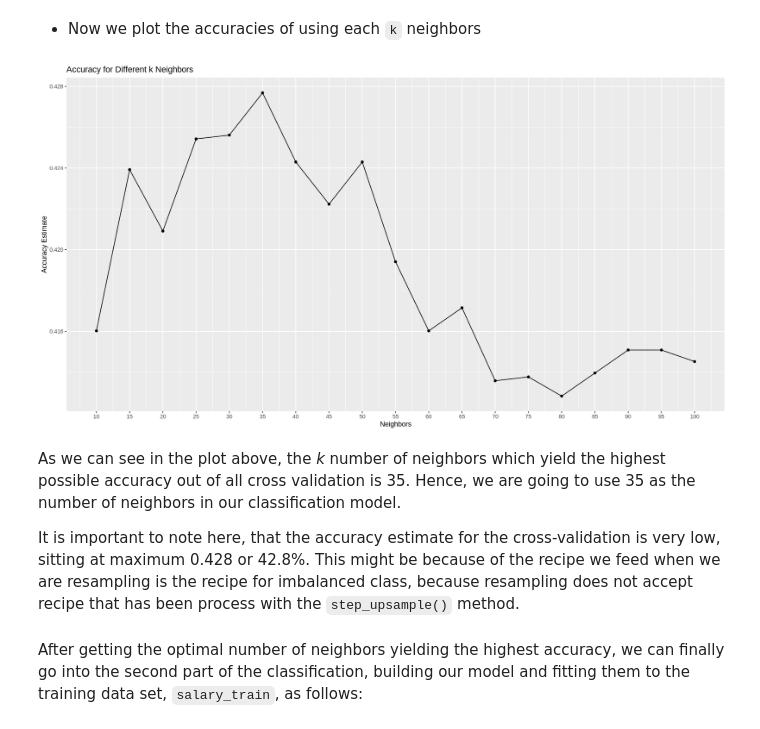
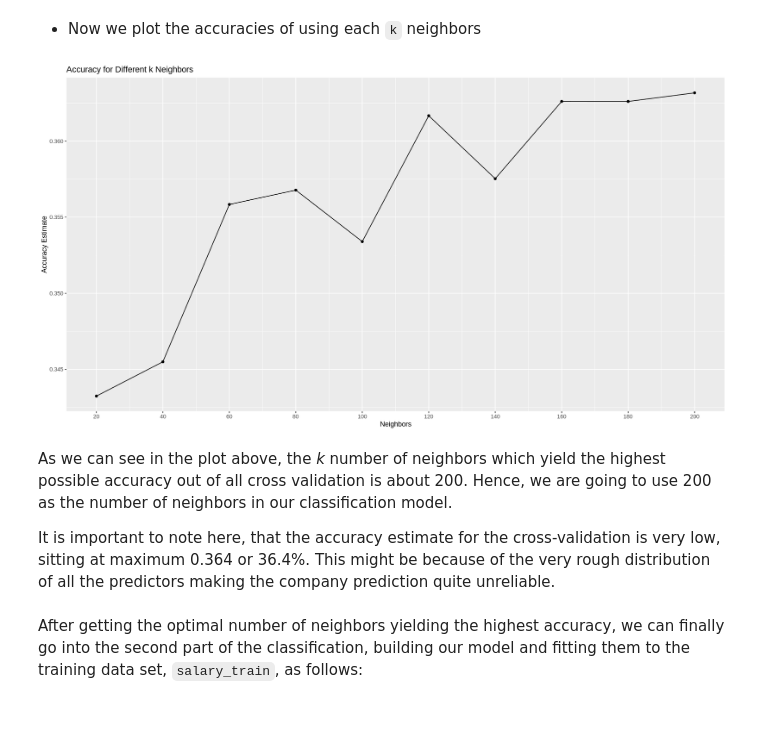
Before and after one commit to EdrickBelmiro/CareerPredictorDSCI100, a Jupyter notebook: Report Group19.ipynb, the cells around one changed output. Drawn from its saved outputs; the diff is of its cells as text; code cells hidden in the pictures.

Commit message:
Added more in the classification process
Might cross the word limit, although it ain't right, it is much honest work

```diff
--- a/Report Group19.ipynb
+++ b/Report Group19.ipynb
@@ -377,7 +377,6 @@ ready_salary_data <- tidy_salary_data |>
                     mutate(HE=ifelse(title=="Hardware Engineer",1,0)) |>
                     mutate(DS=ifelse(title=="Data Scientist",1,0)) |>
                     mutate(BA=ifelse(title=="Business Analyst",1,0)) |>
-                    mutate(BA=ifelse(title=="Business Analyst",1,0)) |>
 
                     # binarification of Race
                     mutate(asian=ifelse(Race=="Asian",1,0)) |>
@@ -473,7 +470,7 @@ salary_recipe <- recipe(company ~., data = salary_train) |>
                 step_scale(all_predictors()) |>
                 step_center(all_predictors())
 salary_recipe_upsampled <- salary_recipe |>
-                        step_upsample(company, over_ratio = 1, skip = FALSE)
+                        step_upsample(company, over_ratio = 1)
 # %% [markdown]
 - Performing 3-fold cross-validation
 
@@ -490,8 +487,8 @@ knn_tune <- nearest_neighbor(weight_func = "rectangular",
                              neighbors = tune()) |>
             set_engine("kknn") |>
             set_mode("classification")
-k_values <- tibble(neighbors = seq(10,100,5))
-knn_workflow_test <- workflow() |>
+k_values <- tibble(neighbors = seq(20,200,20))
+knn_workflow <- workflow() |>
       add_recipe(salary_recipe_upsampled) |>
       add_model(knn_tune) |>
       tune_grid(resamples = salary_vfold, grid = k_values)
@@ -519,25 +495,20 @@ Note that this cell takes time about 5 minutes to run, hence might cause some er
-# %%
-knn_workflow <- workflow() |>
-      add_recipe(salary_recipe) |>
-      add_model(knn_tune) |>
-      tune_grid(resamples = salary_vfold, grid = k_values)
 # %% [markdown]
 - Now we plot the accuracies of using each `k` neighbors
 # %%
 accuracies <- knn_workflow |> collect_metrics() |> filter(.metric == "accuracy")
 cross_val_plot <- ggplot(accuracies, aes(x = neighbors, y = mean))+
       geom_point() +
       geom_line() +
       labs(title= "Accuracy for Different k Neighbors", x = "Neighbors", y = "Accuracy Estimate") +
-      scale_x_continuous(breaks = seq(0, 100, by = 5))  # adjusting the x-axis
+      scale_x_continuous(breaks = seq(20, 200, by = 20))  # adjusting the x-axis
 #+       scale_y_continuous(limits = c(0.4, 1.0)) # adjusting the y-axis
 cross_val_plot
 # %% [output]
-[figure, old version]
+[figure, new version]
 # %% [markdown]
-As we can see in the plot above, the *k* number of neighbors which yield the highest possible accuracy out of all cross validation is 35. Hence, we are going to use 35 as the number of neighbors in our classification model.
+As we can see in the plot above, the *k* number of neighbors which yield the highest possible accuracy out of all cross validation is about 200. Hence, we are going to use 200 as the number of neighbors in our classification model.
 
-It is important to note here, that the accuracy estimate for the cross-validation is very low, sitting at maximum 0.428 or 42.8%. This might be because of the recipe we feed when we are resampling is the recipe for imbalanced class, because resampling does not accept recipe that has been process with the `step_upsample()` method.
+It is important to note here, that the accuracy estimate for the cross-validation is very low, sitting at maximum 0.364 or 36.4%. This might be because of the very rough distribution of all the predictors making the company prediction quite unreliable.
 # %% [markdown]
 After getting the optimal number of neighbors yielding the highest accuracy, we can finally go into the second part of the classification, building our model and fitting them to the training data set, `salary_train`, as follows:
 # %%
```
Also changed, not shown: parts of 28 cells of this notebook.
